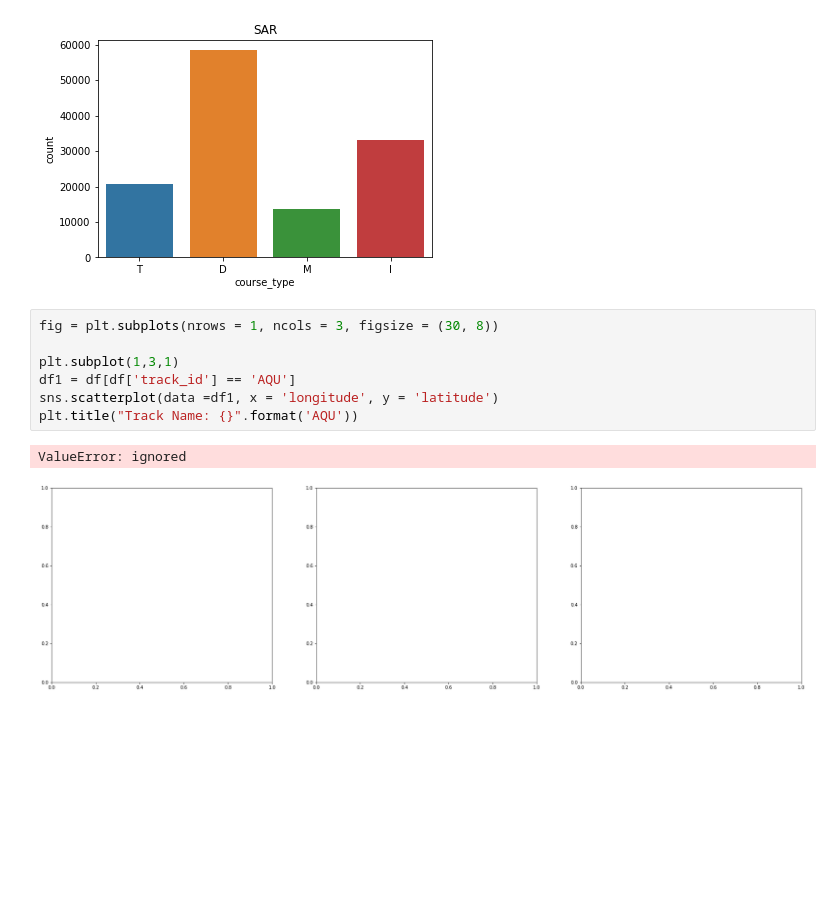
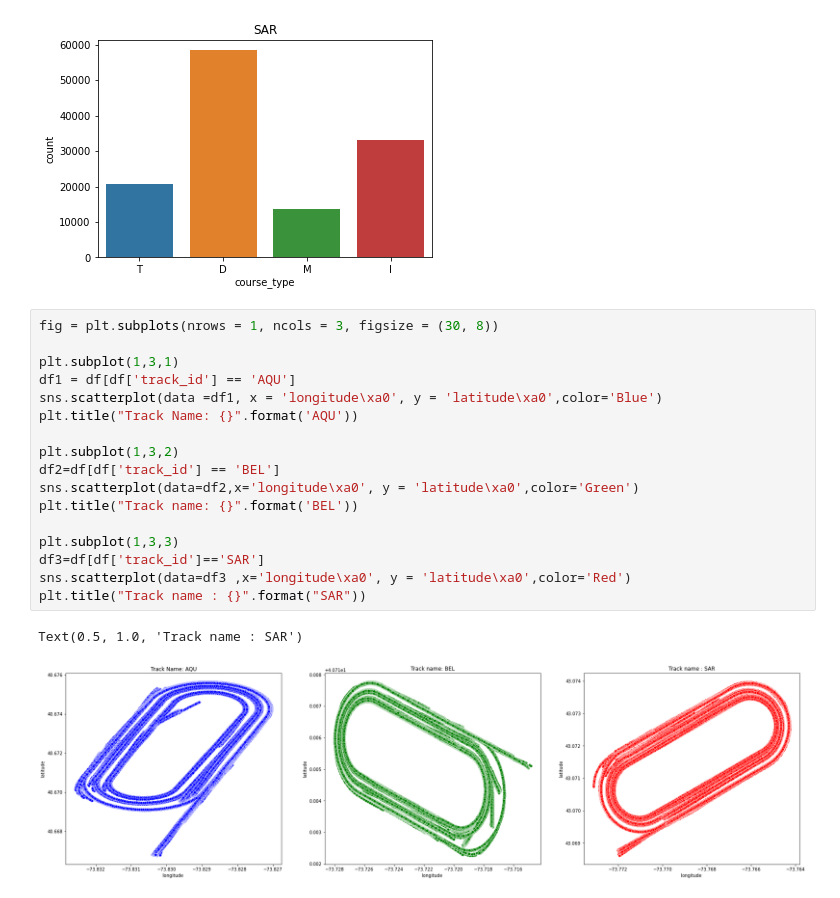
Before and after one commit to satishgc227/Problem-statement-1-of-Horses, a Jupyter notebook: Problem_statement_1_of_NYRA_.ipynb, the cells around one changed output. Saved outputs shown, nothing was run; the diff lists cells and outputs as text; blank space fills up the shorter version.

```diff
--- a/Problem_statement_1_of_NYRA_.ipynb
+++ b/Problem_statement_1_of_NYRA_.ipynb
@@ -81,10 +81,20 @@ for t  in df.track_id.unique():
 # %%
 fig = plt.subplots(nrows = 1, ncols = 3, figsize = (30, 8))
 
 plt.subplot(1,3,1)
 df1 = df[df['track_id'] == 'AQU']
-sns.scatterplot(data =df1, x = 'longitude', y = 'latitude')
+sns.scatterplot(data =df1, x = 'longitude\xa0', y = 'latitude\xa0',color='Blue')
 plt.title("Track Name: {}".format('AQU'))
+
+plt.subplot(1,3,2)
+df2=df[df['track_id'] == 'BEL']
+sns.scatterplot(data=df2,x='longitude\xa0', y = 'latitude\xa0',color='Green')
+plt.title("Track name: {}".format('BEL'))
+
+plt.subplot(1,3,3)
+df3=df[df['track_id']=='SAR']
+sns.scatterplot(data=df3 ,x='longitude\xa0', y = 'latitude\xa0',color='Red')
+plt.title("Track name : {}".format("SAR"))
 # %% [output]
-ValueError: ignored
+Text(0.5, 1.0, 'Track name : SAR')
-[figure, old version]
+[figure, new version]
```
Also changed, not shown: parts of 1 cell of this notebook.
